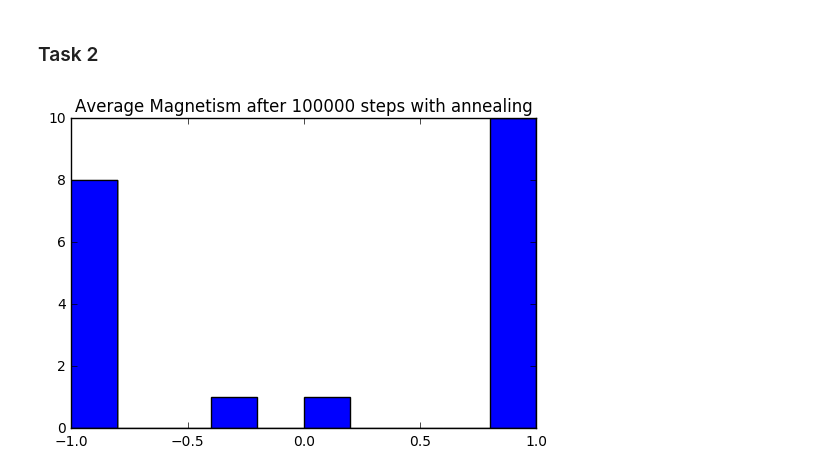
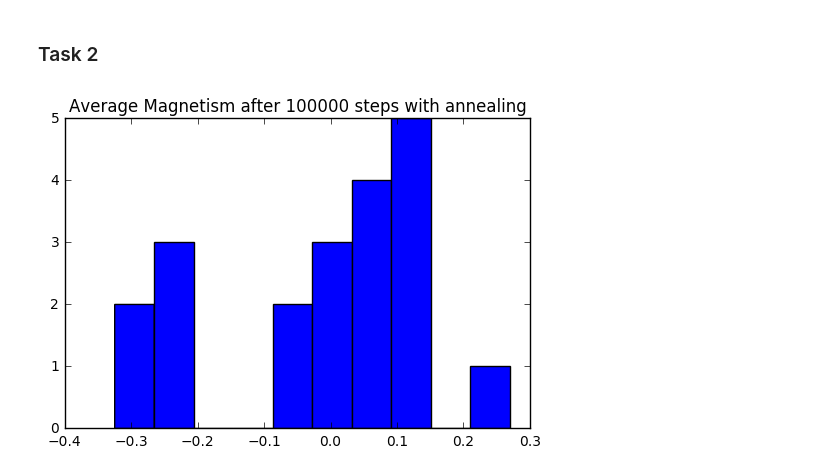
Before and after one commit to RayGonzalez/CS166-Modeling-, a Jupyter notebook: 12_2.ipynb, the cells around one changed output. Drawn from its saved outputs; the diff is of its cells as text; code cells hidden in the pictures.

```diff
--- a/12_2.ipynb
+++ b/12_2.ipynb
@@ -115,16 +115,16 @@ Note that if T = 0, then we have a division by 0 in our exponent, which would le
 # %%
 mean_m = []
 
 for _ in range(20):
     sim = IsingSimulation(size, temperature=2000)
     for i in range(200000):
         sim.update()
-        if i % 100 ==0 and sim.temperature > 1:
+        if i % 400 ==0 and sim.temperature > 1:
             sim.set_temperature(sim.temperature - 1)
     mean_m.append(sim.average_magnetism())
 
 plt.hist(mean_m)
 plt.title("Average Magnetism after 100000 steps with annealing")
 plt.show()
 # %% [output]
-[figure, old version]
+[figure, new version]
```
Also changed, not shown: 1 other file.
